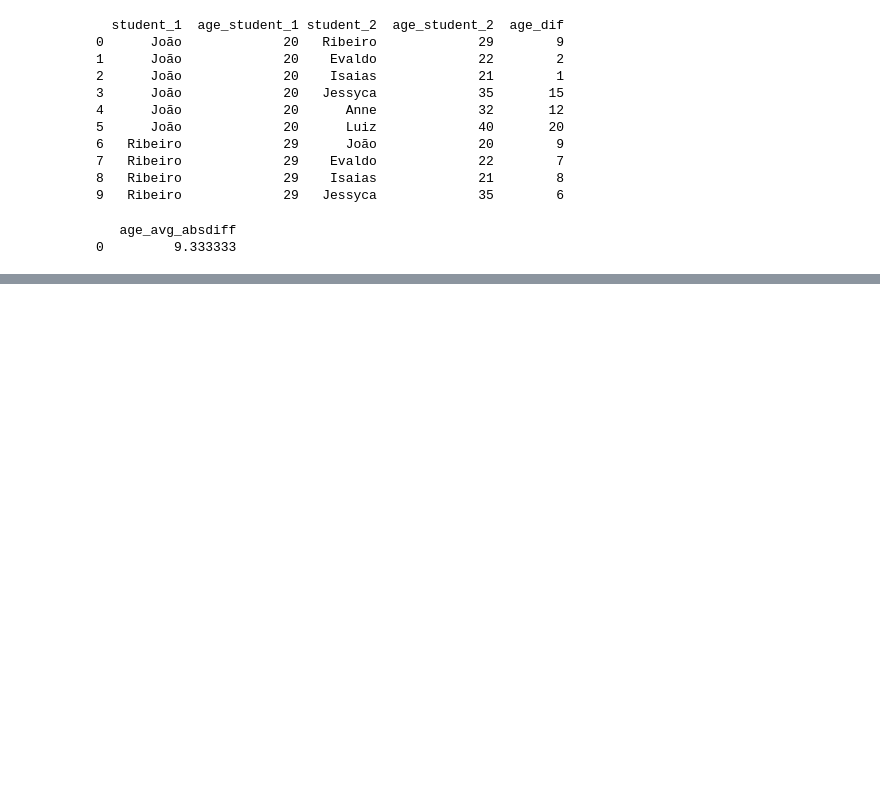
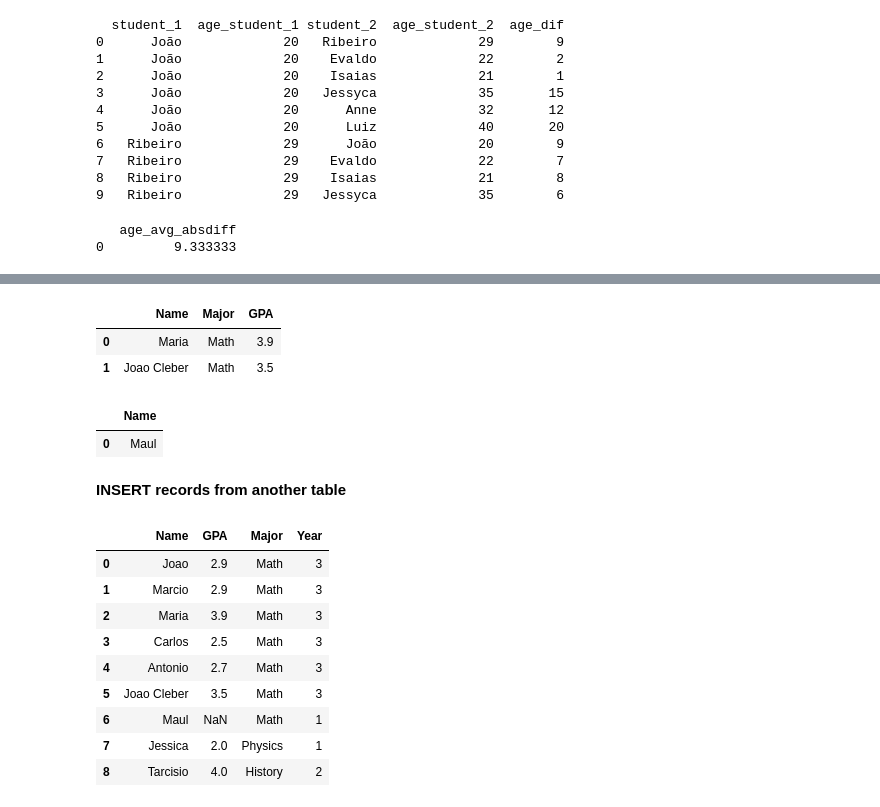
Before and after one commit to GuilhermeRuy97/Estudos-Diversos, a Jupyter notebook: pandasql/SQL_pandasql.ipynb, the cells around one changed output, grey strips where cells are left out. Drawn from its saved outputs; the diff is of its cells as text; code cells hidden in the pictures; blank space fills up the shorter version.

Commit message:
Update SQL_pandasql.ipynb
CREATE and INSERT add

```diff
--- a/pandasql/SQL_pandasql.ipynb
+++ b/pandasql/SQL_pandasql.ipynb
@@ -47,7 +26,7 @@ from pandasql import sqldf
 # %% [markdown]
 This dataframe was created from imaginary data of students in a certain classroom
 # %%
-data = {'student'       : ['João', 'Ribeiro', 'Evaldo', 'Isaias', 'Jessyca','Anne','Luiz'],
+data = {'aluno'       : ['João', 'Ribeiro', 'Evaldo', 'Isaias', 'Jessyca','Anne','Luiz'],
         'idade'       : ['20', '29', '22', '21', '35', '32', '40'],
         'cidade'      : ['São Paulo', 'São João', 'Pinhal', 'Mococa', 'Poços', 'Botelhos', 'Pinhal'],
         'aniversario' : ['021004', '030220', np.nan, '000420', '871212', '000101', np.nan] }
@@ -572,0 +559,12 @@ print(selected_data)
+# %%
+# Create a database connection
+conn = sqlite3.connect('df2.db')
+
+# Create a cursor
+cur = conn.cursor()
+# %%
+# Fuction that displays the result as a table
+
+def display_as_table(data, headers):
+  df3 = pd.DataFrame(data = data, columns = [i[0] for i in headers])
+  return df3
@@ -572,0 +624,15 @@ print(selected_data)
+# %%
+# Returning the results with GPA greater than 3
+
+statement = " \
+  SELECT Name, Major, GPA \
+  FROM Students \
+  WHERE GPA > 3.0; \
+"
+
+cur.execute(statement)
+display_as_table(cur.fetchall(), cur.description)
+# %% [output]
+|  | Name | Major | GPA |
+| 0 | Maria | Math | 3.9 |
+| 1 | Joao Cleber | Math | 3.5 |
@@ -572,0 +651,38 @@ print(selected_data)
+# %%
+# Getting students with null GPA
+
+statement = " \
+  SELECT Name \
+  FROM Students \
+  WHERE GPA IS NULL; "
+
+cur.execute(statement)
+
+display_as_table(cur.fetchall(), cur.description)
+# %% [output]
+|  | Name |
+| 0 | Maul |
+# %% [markdown]
+**INSERT records from another table**
+# %%
+# Creating a second table
+cur.execute("CREATE TABLE IF NOT EXISTS NewStudents(Name text, GPA float, Major text, Year integer)")
+cur.execute('''INSERT INTO NewStudents VALUES
+            ('Jessica', 2.0, 'Physics', 1),
+            ('Tarcisio', 4.0, 'History', 2)''')
+
+cur.execute("INSERT INTO Students SELECT * FROM NewStudents")
+
+cur.execute("SELECT * FROM Students")
+display_as_table(cur.fetchall(), cur.description)
+# %% [output]
+|  | Name | GPA | Major | Year |
+| 0 | Joao | 2.9 | Math | 3 |
+| 1 | Marcio | 2.9 | Math | 3 |
+| 2 | Maria | 3.9 | Math | 3 |
+| 3 | Carlos | 2.5 | Math | 3 |
+| 4 | Antonio | 2.7 | Math | 3 |
+| 5 | Joao Cleber | 3.5 | Math | 3 |
+| 6 | Maul | NaN | Math | 1 |
+| 7 | Jessica | 2.0 | Physics | 1 |
+| 8 | Tarcisio | 4.0 | History | 2 |
```
Also changed, not shown: parts of 13 cells of this notebook.
